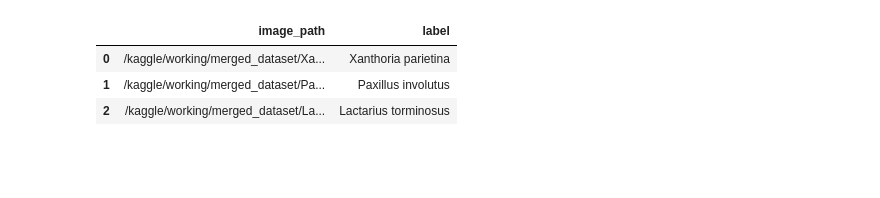
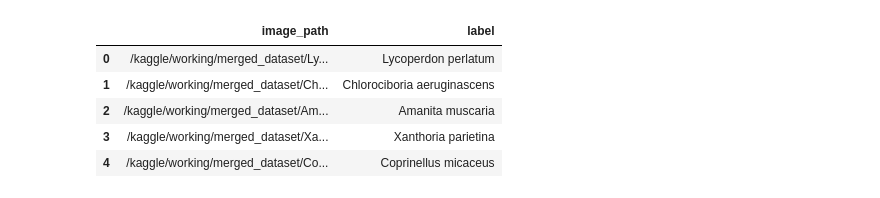
Before and after one commit to yves-rdlb/What-is-this-Mushroom, a Jupyter notebook: notebooks/MaxHoc.ipynb, the cells around one changed output. Saved outputs shown, nothing was run; the diff lists cells and outputs as text; code cells hidden in the pictures; blank space fills up the shorter version.

```diff
--- a/notebooks/MaxHoc.ipynb
+++ b/notebooks/MaxHoc.ipynb
@@ -13,7 +6,13 @@ file_path = "/home/max/code/yves-rdlb/What-is-this-Mushroom/raw_data/mushroom_sp
 # %%
-data.head(3)
+train = pd.read_csv('/home/max/code/yves-rdlb/What-is-this-Mushroom/raw_data/train.csv')
+test = pd.read_csv('/home/max/code/yves-rdlb/What-is-this-Mushroom/raw_data/test.csv')
+val = pd.read_csv('/home/max/code/yves-rdlb/What-is-this-Mushroom/raw_data/val.csv')
-# %% [output]
-|  | image_path | label |
-| 0 | /kaggle/working/merged_dataset/Xa... | Xanthoria parietina |
-| 1 | /kaggle/working/merged_dataset/Pa... | Paxillus involutus |
-| 2 | /kaggle/working/merged_dataset/La... | Lactarius torminosus |
+# %%
+train.head()
+# %% [output]
+|  | image_path | label |
+| 0 | /kaggle/working/merged_dataset/Ly... | Lycoperdon perlatum |
+| 1 | /kaggle/working/merged_dataset/Ch... | Chlorociboria aeruginascens |
+| 2 | /kaggle/working/merged_dataset/Am... | Amanita muscaria |
+| 3 | /kaggle/working/merged_dataset/Xa... | Xanthoria parietina |
+| 4 | /kaggle/working/merged_dataset/Co... | Coprinellus micaceus |
```
Also changed, not shown: parts of 6 cells of this notebook, 4 other files.
